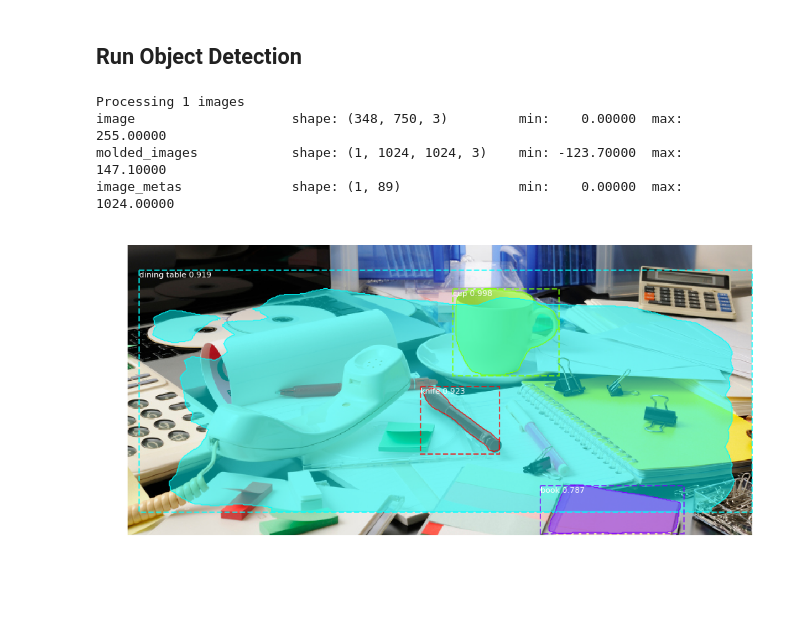
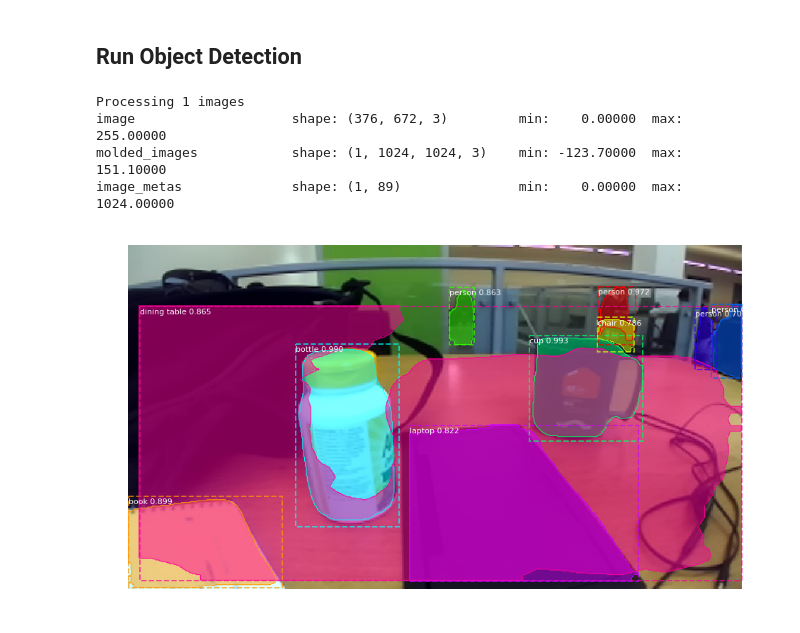
Before and after one commit to superbotx/experimental_mask_rcnn, a Jupyter notebook: demo.ipynb, the cells around one changed output. Saved outputs shown, nothing was run; the diff lists cells and outputs as text; code cells hidden in the pictures; blank space fills up the shorter version.

```diff
--- a/demo.ipynb
+++ b/demo.ipynb
@@ -117,18 +115,20 @@ class_names = ['BG', 'person', 'bicycle', 'car', 'motorcycle', 'airplane',
 # %% [markdown]
 ## Run Object Detection
 # %%
-image = skimage.io.imread(os.path.join(IMAGE_DIR, 'sample6.png'))
+#image = skimage.io.imread(os.path.join(IMAGE_DIR, 'sample6.png'))
+
+image = skimage.io.imread('toy_samples/sample1.jpg')
 
 # Run detection
 results = model.detect([image], verbose=1)
 
 # Visualize results
 r = results[0]
 visualize.display_instances(image, r['rois'], r['masks'], r['class_ids'],
                             class_names, r['scores'])
 # %% [output]
 Processing 1 images
-image                    shape: (348, 750, 3)         min:    0.00000  max:  255.00000
-molded_images            shape: (1, 1024, 1024, 3)    min: -123.70000  max:  147.10000
+image                    shape: (376, 672, 3)         min:    0.00000  max:  255.00000
+molded_images            shape: (1, 1024, 1024, 3)    min: -123.70000  max:  151.10000
 image_metas              shape: (1, 89)               min:    0.00000  max: 1024.00000
-[figure, old version]
+[figure, new version]
```
Also changed, not shown: parts of 3 cells of this notebook, 7 other files.
